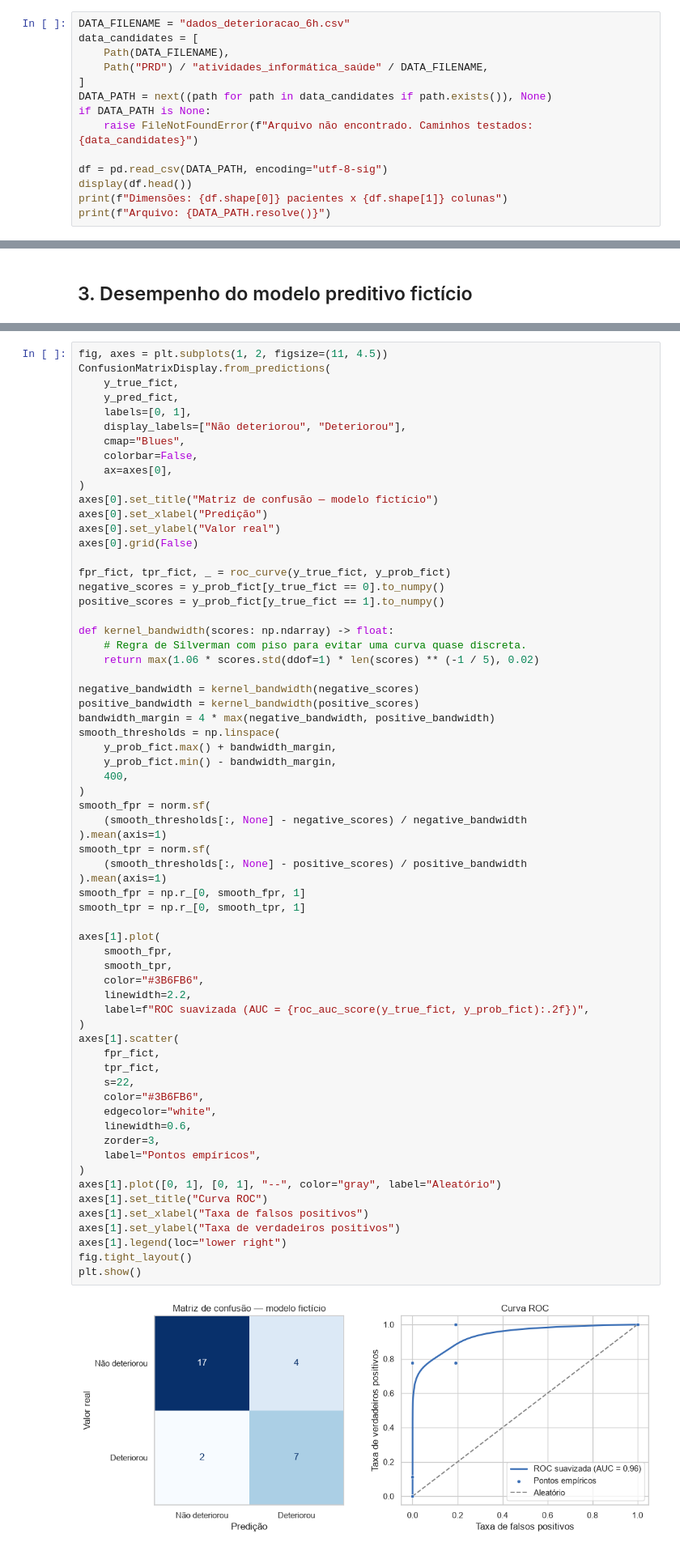
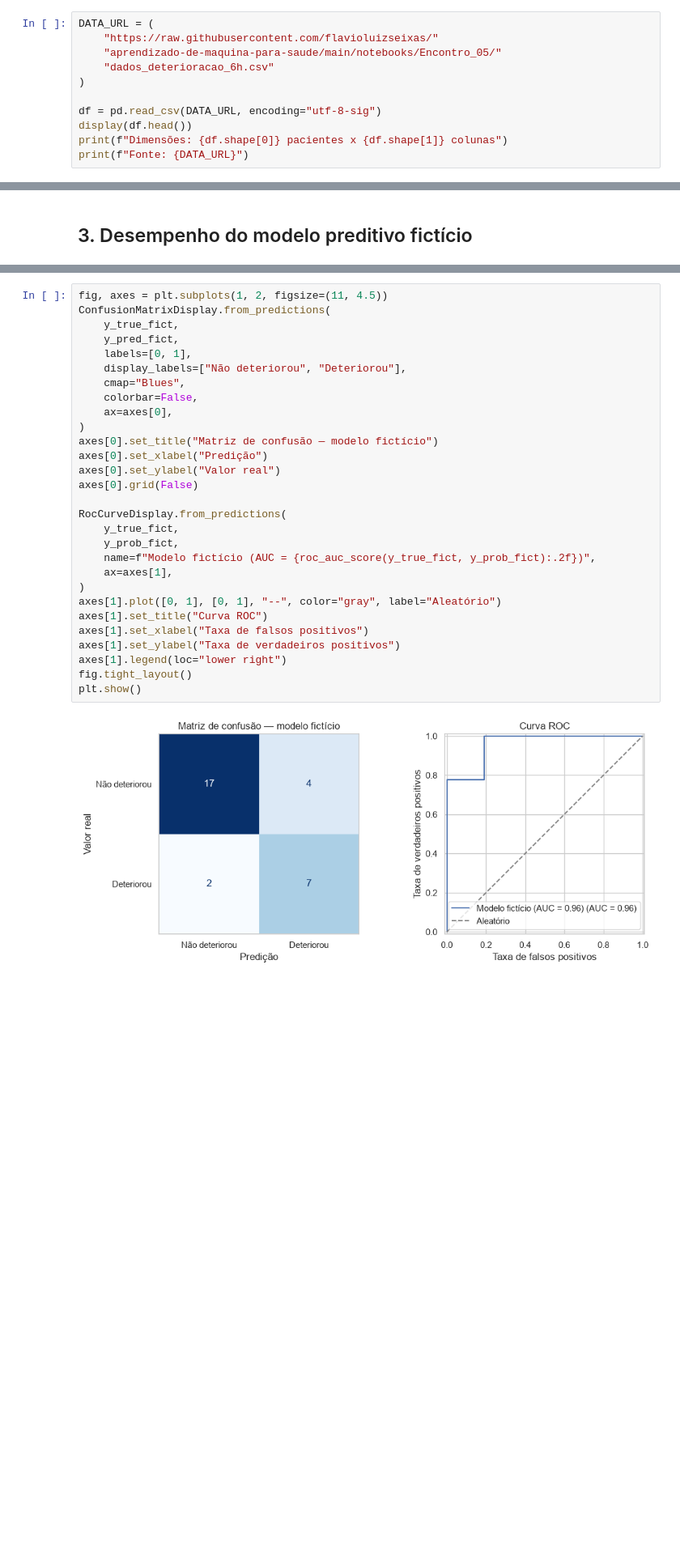
Before and after one commit to flavioluizseixas/aprendizado-de-maquina-para-saude, a Jupyter notebook: notebooks/Encontro_05/analise_deterioracao_6h.ipynb, the cells around one changed output, grey strips where cells are left out. Shown at 81% size. Cells and saved outputs as stored; diff of their text form; blank space fills up the shorter version.

```diff
--- a/notebooks/Encontro_05/analise_deterioracao_6h.ipynb
+++ b/notebooks/Encontro_05/analise_deterioracao_6h.ipynb
@@ -61,19 +63,16 @@ sns.set_theme(style="whitegrid", context="notebook")
 pd.set_option("display.max_columns", None)
 warnings.filterwarnings("ignore", category=FutureWarning)
 # %%
-DATA_FILENAME = "dados_deterioracao_6h.csv"
-data_candidates = [
-    Path(DATA_FILENAME),
-    Path("PRD") / "atividades_informática_saúde" / DATA_FILENAME,
-]
-DATA_PATH = next((path for path in data_candidates if path.exists()), None)
-if DATA_PATH is None:
-    raise FileNotFoundError(f"Arquivo não encontrado. Caminhos testados: {data_candidates}")
+DATA_URL = (
+    "https://raw.githubusercontent.com/flavioluizseixas/"
+    "aprendizado-de-maquina-para-saude/main/notebooks/Encontro_05/"
+    "dados_deterioracao_6h.csv"
+)
 
-df = pd.read_csv(DATA_PATH, encoding="utf-8-sig")
+df = pd.read_csv(DATA_URL, encoding="utf-8-sig")
 display(df.head())
 print(f"Dimensões: {df.shape[0]} pacientes x {df.shape[1]} colunas")
-print(f"Arquivo: {DATA_PATH.resolve()}")
+print(f"Fonte: {DATA_URL}")
 # %% [output]
 |  | ID | Unidade | Idade | Sexo | FR | SpO2 | PAS | O2_mais_30min | Probabilidade | Alerta | ... |
 | 0 | 1 | A | 58 | M | 18 | 96.0 | 128 | N | 0.08 | N | ... |
@@ -260,70 +255,34 @@ VN=17, FP=4, FN=2, VP=7
 # %%
 fig, axes = plt.subplots(1, 2, figsize=(11, 4.5))
 ConfusionMatrixDisplay.from_predictions(
     y_true_fict,
     y_pred_fict,
     labels=[0, 1],
     display_labels=["Não deteriorou", "Deteriorou"],
     cmap="Blues",
     colorbar=False,
     ax=axes[0],
 )
 axes[0].set_title("Matriz de confusão — modelo fictício")
 axes[0].set_xlabel("Predição")
 axes[0].set_ylabel("Valor real")
 axes[0].grid(False)
 
-fpr_fict, tpr_fict, _ = roc_curve(y_true_fict, y_prob_fict)
-negative_scores = y_prob_fict[y_true_fict == 0].to_numpy()
-positive_scores = y_prob_fict[y_true_fict == 1].to_numpy()
-
-def kernel_bandwidth(scores: np.ndarray) -> float:
-    # Regra de Silverman com piso para evitar uma curva quase discreta.
-    return max(1.06 * scores.std(ddof=1) * len(scores) ** (-1 / 5), 0.02)
-
-negative_bandwidth = kernel_bandwidth(negative_scores)
-positive_bandwidth = kernel_bandwidth(positive_scores)
-bandwidth_margin = 4 * max(negative_bandwidth, positive_bandwidth)
-smooth_thresholds = np.linspace(
-    y_prob_fict.max() + bandwidth_margin,
-    y_prob_fict.min() - bandwidth_margin,
-    400,
-)
-smooth_fpr = norm.sf(
-    (smooth_thresholds[:, None] - negative_scores) / negative_bandwidth
-).mean(axis=1)
-smooth_tpr = norm.sf(
-    (smooth_thresholds[:, None] - positive_scores) / positive_bandwidth
-).mean(axis=1)
-smooth_fpr = np.r_[0, smooth_fpr, 1]
-smooth_tpr = np.r_[0, smooth_tpr, 1]
-
-axes[1].plot(
-    smooth_fpr,
-    smooth_tpr,
-    color="#3B6FB6",
-    linewidth=2.2,
-    label=f"ROC suavizada (AUC = {roc_auc_score(y_true_fict, y_prob_fict):.2f})",
-)
-axes[1].scatter(
-    fpr_fict,
-    tpr_fict,
-    s=22,
-    color="#3B6FB6",
-    edgecolor="white",
-    linewidth=0.6,
-    zorder=3,
-    label="Pontos empíricos",
+RocCurveDisplay.from_predictions(
+    y_true_fict,
+    y_prob_fict,
+    name=f"Modelo fictício (AUC = {roc_auc_score(y_true_fict, y_prob_fict):.2f})",
+    ax=axes[1],
 )
 axes[1].plot([0, 1], [0, 1], "--", color="gray", label="Aleatório")
 axes[1].set_title("Curva ROC")
 axes[1].set_xlabel("Taxa de falsos positivos")
 axes[1].set_ylabel("Taxa de verdadeiros positivos")
 axes[1].legend(loc="lower right")
 fig.tight_layout()
 plt.show()
 # %% [output]
-[figure, old version]
+[figure, new version]
 # %%
 def subgroup_metrics(group: pd.DataFrame) -> pd.Series:
     y_true = group["Deteriorou_6h"].map({"N": 0, "S": 1}).astype(int)
```
Also changed, not shown: parts of 6 cells of this notebook.
